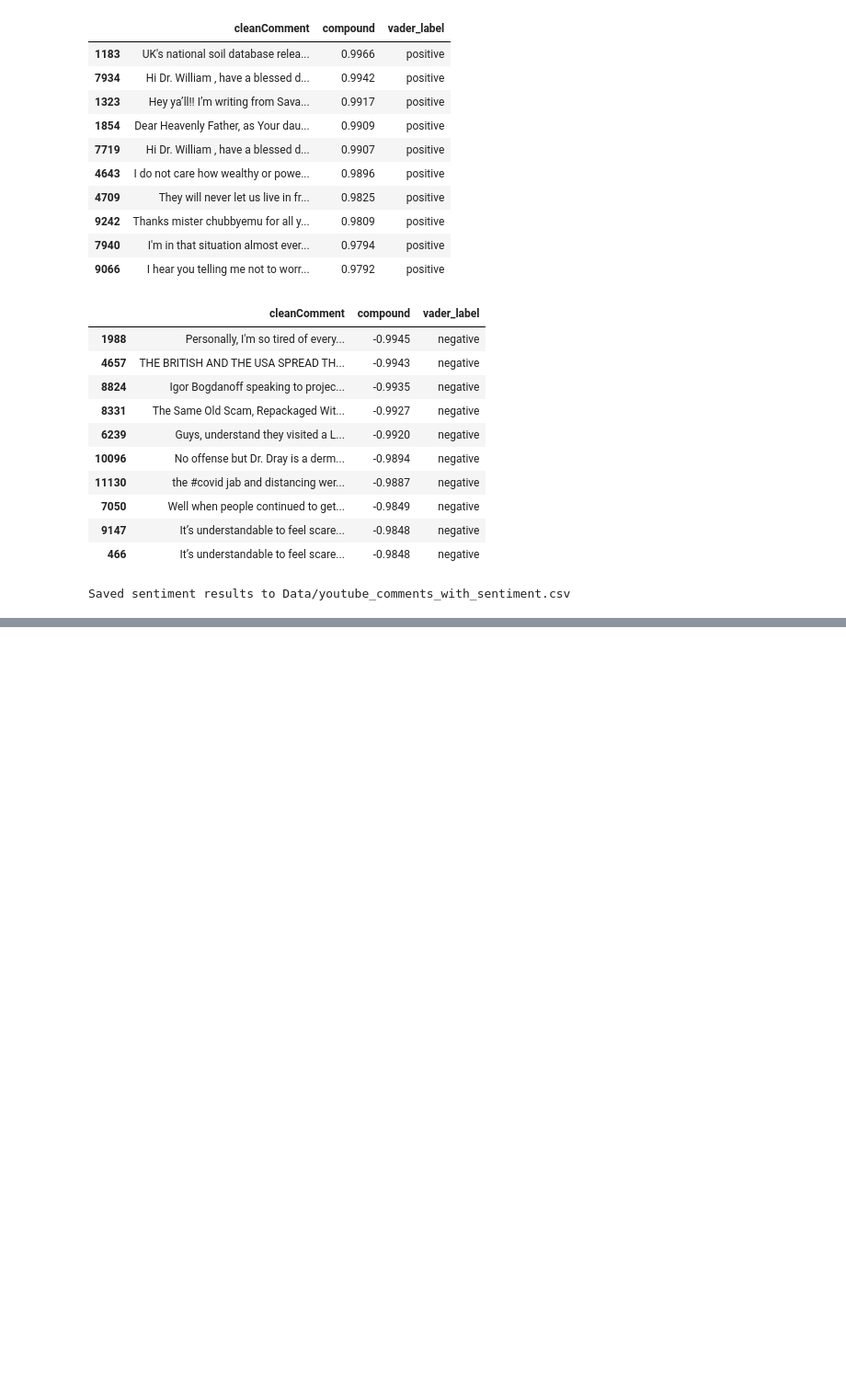
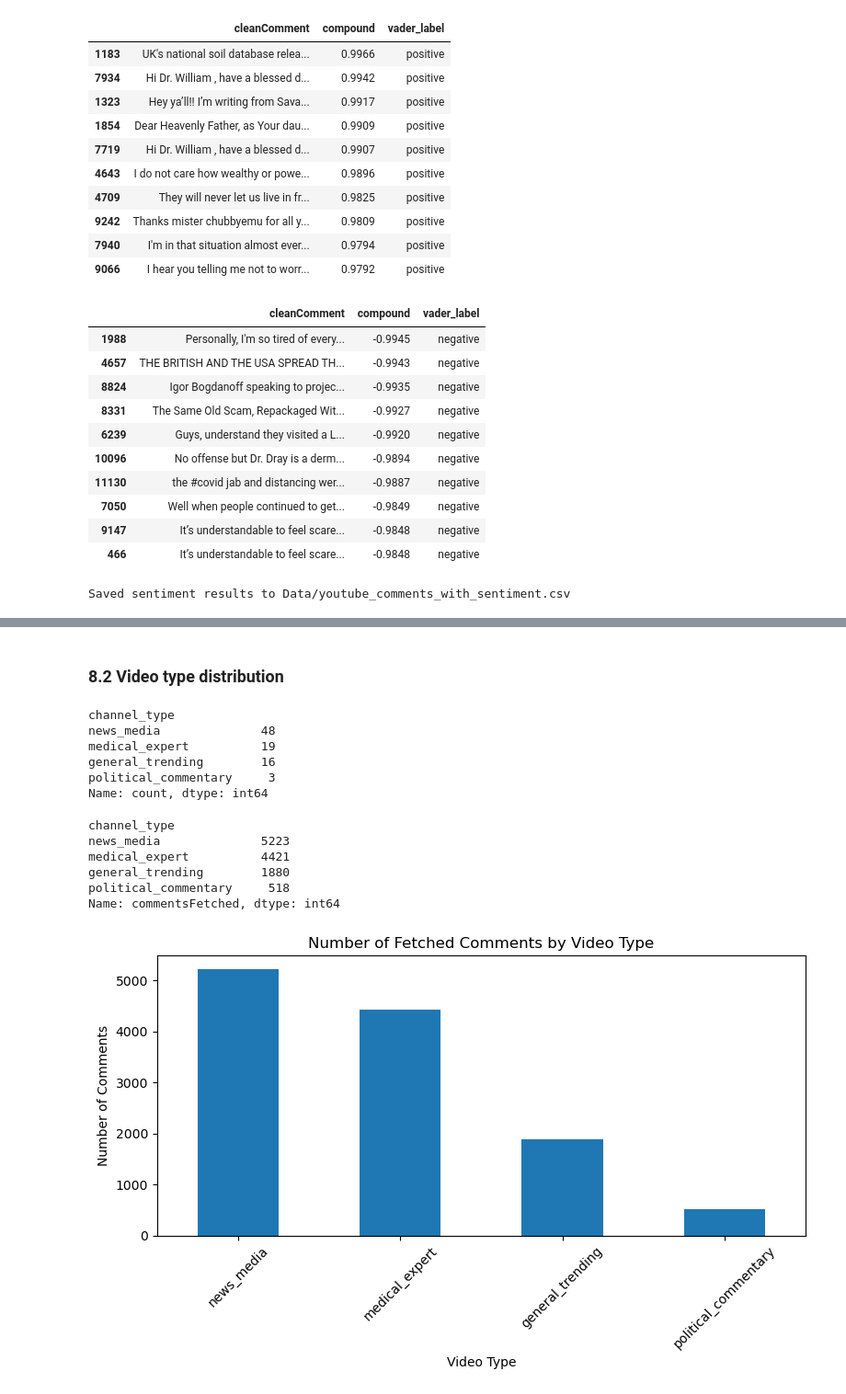
Before and after one commit to BenB51/UGGroup11_SocialMedia_A2, a Jupyter notebook: Youtube_Analysis.ipynb, the cells around one changed output, grey strips where cells are left out. Shown at 92% size. Drawn from its saved outputs; the diff is of its cells as text; code cells hidden in the pictures; blank space fills up the shorter version.

Commit message:
youtube classify by video type

```diff
--- a/Youtube_Analysis.ipynb
+++ b/Youtube_Analysis.ipynb
@@ -1105,0 +1172,5 @@ Saved sentiment results to Data/youtube_comments_with_sentiment.csv
+# %%
+videos_df["channel_type"] = videos_df.apply(
+    lambda row: classify_source_type(row["channelTitle"], row["title"]),
+    axis=1
+)
@@ -1105,0 +1206,38 @@ Saved sentiment results to Data/youtube_comments_with_sentiment.csv
+# %% [markdown]
+### 8.2 Video type distribution
+# %%
+# check number of videos by channel type
+videos_df["channel_type"].value_counts()
+# %% [output]
+channel_type
+news_media              48
+medical_expert          19
+general_trending        16
+political_commentary     3
+Name: count, dtype: int64
+# %%
+# check number of fetched comments by channel type
+comments_by_type = videos_df.groupby("channel_type")["commentsFetched"].sum().sort_values(ascending=False)
+
+comments_by_type
+# %% [output]
+channel_type
+news_media              5223
+medical_expert          4421
+general_trending        1880
+political_commentary     518
+Name: commentsFetched, dtype: int64
+# %%
+# plot number of fetched comments by channel type
+plt.figure(figsize=(8, 5))
+comments_by_type.plot(kind="bar")
+
+plt.title("Number of Fetched Comments by Video Type")
+plt.xlabel("Video Type")
+plt.ylabel("Number of Comments")
+plt.xticks(rotation=45)
+
+plt.tight_layout()
+plt.show()
+# %% [output]
+[figure, added]
```
Also changed, not shown: parts of 8 cells of this notebook.
